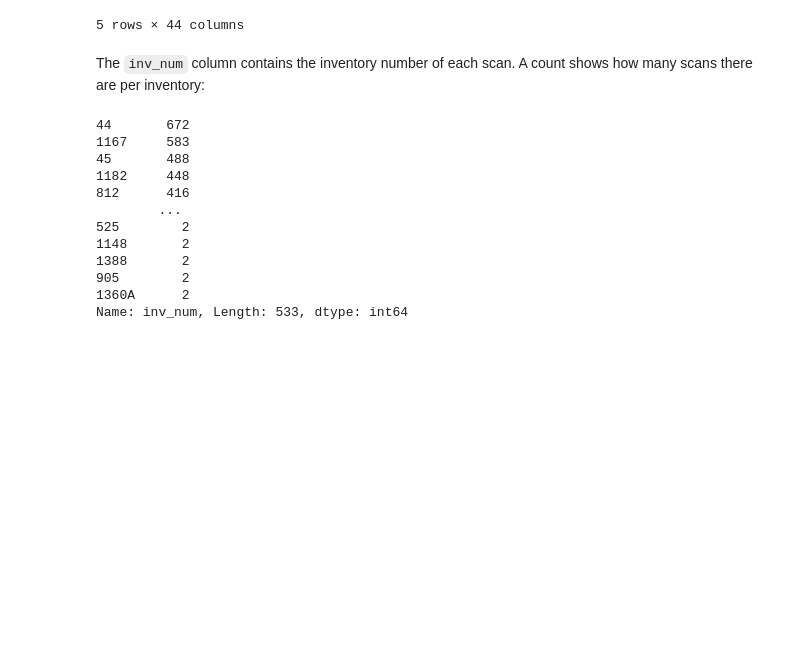
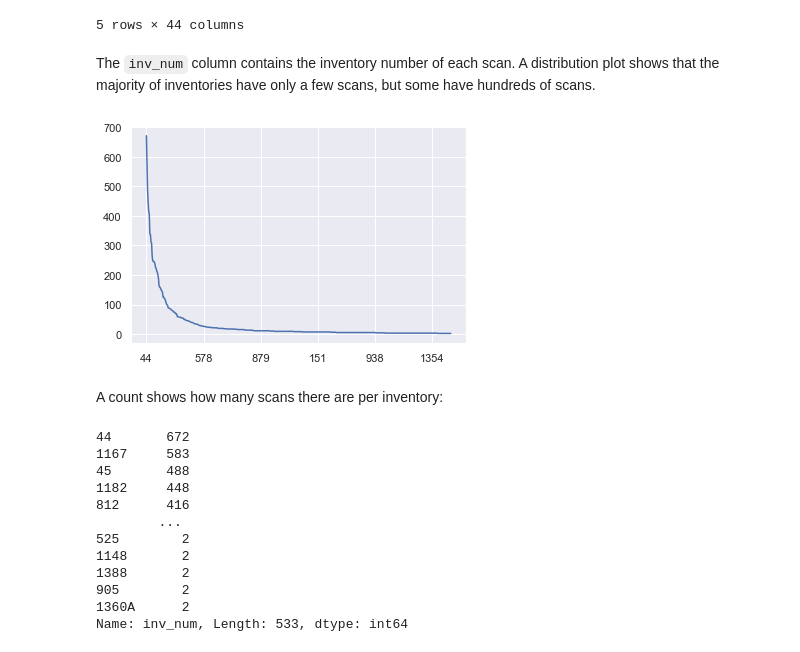
Before and after one commit to knaw-huc/pagexml, a Jupyter notebook: notebooks/Demo-analysing-scan-characteristics-book-sections.ipynb, the cells around one changed output. Saved outputs shown, nothing was run; the diff lists cells and outputs as text; code cells hidden in the pictures; blank space fills up the shorter version.

```diff
--- a/notebooks/Demo-analysing-scan-characteristics-book-sections.ipynb
+++ b/notebooks/Demo-analysing-scan-characteristics-book-sections.ipynb
@@ -33,8 +33,14 @@ df.head(5)
 | 3 | NL-HaNA_1.05.06_1_0004.jpg | 4 | 4882 | 3955 | 0 | 0 | 0 | 0 | 0 | 0 | ... |
 | 4 | NL-HaNA_1.05.06_1_0005.jpg | 5 | 2493 | 3964 | 0 | 0 | 0 | 0 | 0 | 0 | ... |
 5 rows × 44 columns
+# %% [markdown]
+The `inv_num` column contains the inventory number of each scan. A distribution plot shows that the majority of inventories have only a few scans, but some have hundreds of scans.
+# %%
+df.inv_num.value_counts().plot();
+# %% [output]
+[figure, added]
 # %% [markdown]
-The `inv_num` column contains the inventory number of each scan. A count shows how many scans there are per inventory:
+A count shows how many scans there are per inventory:
 # %%
 df.inv_num.value_counts()
 # %% [output]
```
Also changed, not shown: 5 other files.
